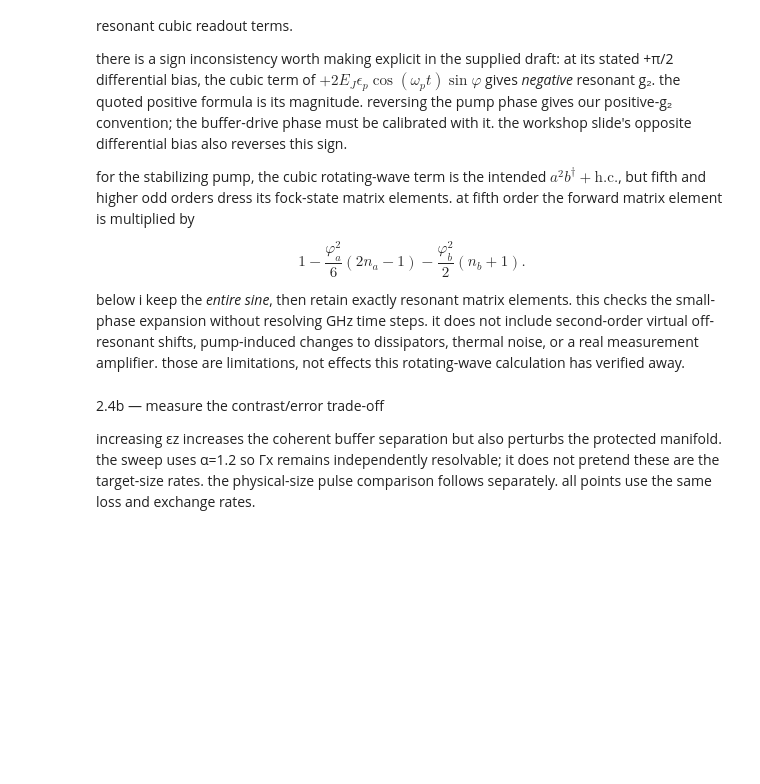
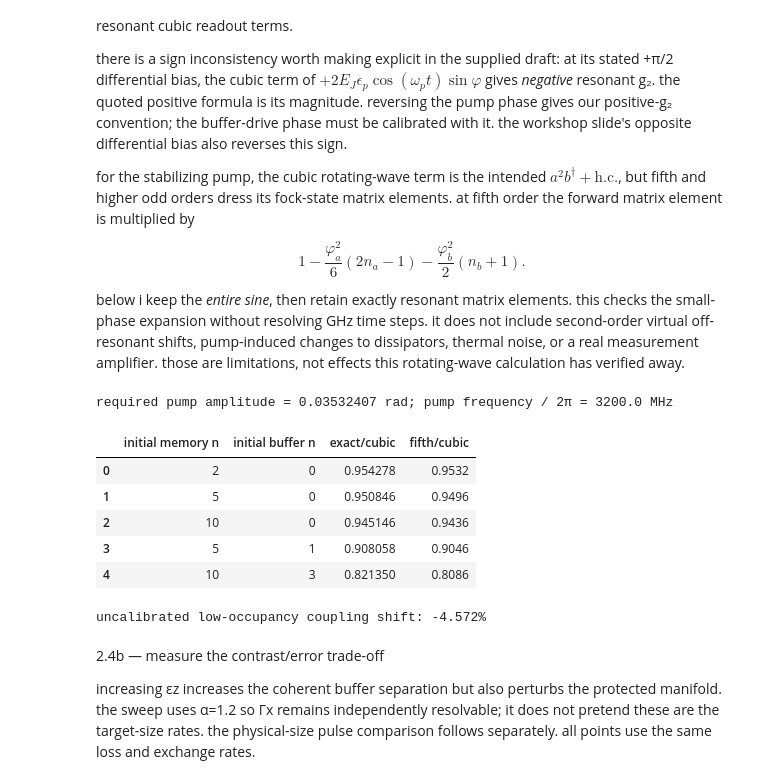
Before and after one commit to simransummermalik/solvingalice-bob, a Jupyter notebook: cat_qubits.ipynb, the cells around one changed output. Drawn from its saved outputs; the diff is of its cells as text; code cells hidden in the pictures; blank space fills up the shorter version.

```diff
--- a/cat_qubits.ipynb
+++ b/cat_qubits.ipynb
@@ -707,34 +711,43 @@ def sine_exchange(na, nb, calibrate=True, order=None):
         da = qt.displace(na + 8, 1j * phia).full()[:na, :na]  # exp(i phi_a X_a)
         db = qt.displace(nb + 8, 1j * phib).full()[:nb, :nb]
         displacement = np.kron(da, db)  # commuting mode operators factorize exactly
         sine = (displacement - displacement.conj().T) / (2j)
     else:
         series = phase - phase**3 / 6  # cubic comparison
         if order >= 5:
             series = series + phase**5 / 120
         keep = np.array([i * (nb + 8) + j for i in range(na) for j in range(nb)])
         sine = series.full()[np.ix_(keep, keep)]  # crop only after expanding in the padded space
     energy = np.array([wa * i + wb * j for i in range(na) for j in range(nb)])
     resonant = np.isclose(abs(energy[:, None] - energy[None, :]), 2 * wa - wb, atol=1e-6, rtol=0)
     exchange = -ej * eps_p * sine * resonant  # minus = chosen π pump-phase shift; cos supplies 1/2
     raw_g = exchange[1, 2 * nb].real / np.sqrt(2)  # |2,0> -> |0,1> low-occupancy calibration
     if calibrate:
         exchange = exchange * g2 / raw_g  # separate a recalibratable g shift from number dependence
-    return dq.asqarray(exchange, dims=(na, nb), layout=dq.sparsedia), raw_g
+    return dq.asqarray(exchange, dims=(na, nb), layout=dq.dia), raw_g
 
 
 exact_exchange, raw_g = sine_exchange(28, 6, calibrate=False)
 cubic_exchange, _ = sine_exchange(28, 6, calibrate=False, order=3)
 fifth_exchange, _ = sine_exchange(28, 6, calibrate=False, order=5)
 entry_rows = []
 for memory_n, buffer_n in [(2, 0), (5, 0), (10, 0), (5, 1), (10, 3)]:
     row, column = (memory_n - 2) * 6 + buffer_n + 1, memory_n * 6 + buffer_n
     cubic = dq.to_numpy(cubic_exchange)[row, column].real
     entry_rows.append({"initial memory n": memory_n, "initial buffer n": buffer_n,
                        "exact/cubic": dq.to_numpy(exact_exchange)[row, column].real / cubic,
                        "fifth/cubic": dq.to_numpy(fifth_exchange)[row, column].real / cubic})
 table(pd.DataFrame(entry_rows), "circuit_matrix_elements")
 print(f"uncalibrated low-occupancy coupling shift: {100*(raw_g/g2-1):.3f}%")
+# %% [output]
+required pump amplitude = 0.03532407 rad; pump frequency / 2π = 3200.0 MHz
+|  | initial memory n | initial buffer n | exact/cubic | fifth/cubic |
+| 0 | 2 | 0 | 0.954278 | 0.9532 |
+| 1 | 5 | 0 | 0.950846 | 0.9496 |
+| 2 | 10 | 0 | 0.945146 | 0.9436 |
+| 3 | 5 | 1 | 0.908058 | 0.9046 |
+| 4 | 10 | 3 | 0.821350 | 0.8086 |
+uncalibrated low-occupancy coupling shift: -4.572%
 # %% [markdown]
 2.4b — measure the contrast/error trade-off
 
```
Also changed, not shown: parts of 10 cells of this notebook, 14 other files.
